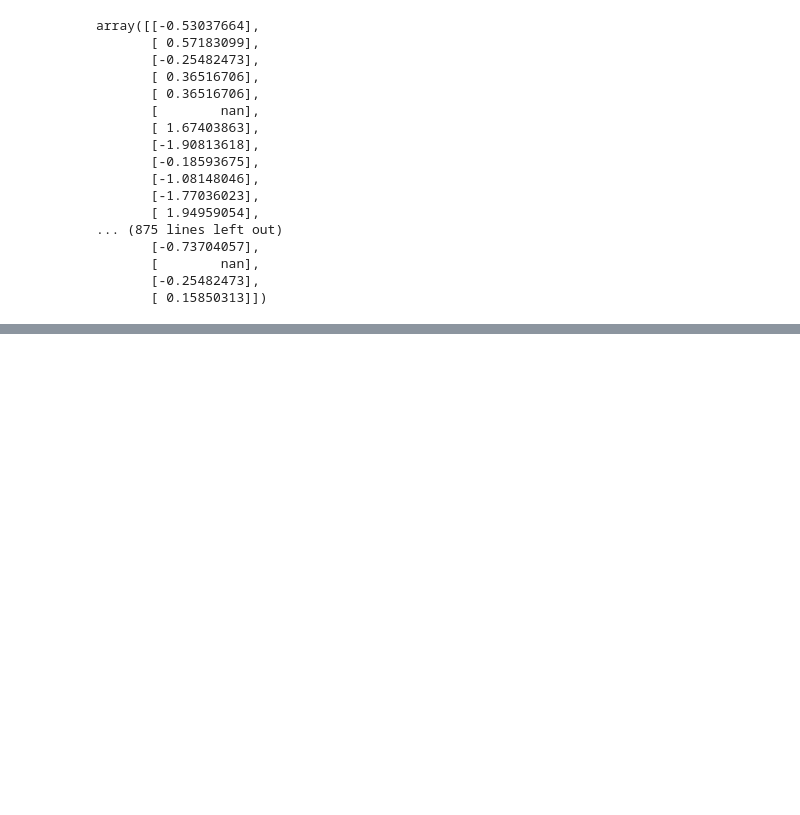
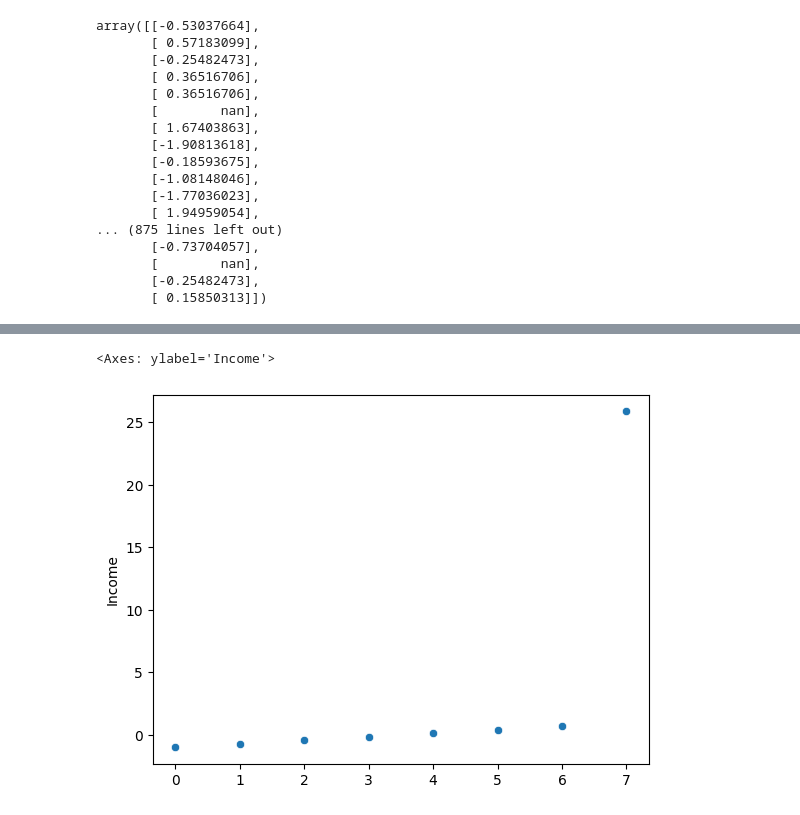
Before and after one commit to priyanka09-stack/Intro-To-ML, a Jupyter notebook: Feature Engineering/feature_scaling___outlier_handling.ipynb, the cells around one changed output, grey strips where cells are left out. Drawn from its saved outputs; the diff is of its cells as text; code cells hidden in the pictures; blank space fills up the shorter version.

```diff
--- a/Feature Engineering/feature_scaling.ipynb
+++ b/Feature Engineering/feature_scaling___outlier_handling.ipynb
@@ -42,0 +86,5 @@ array([[-0.53037664],
+# %%
+sns.scatterplot(data=df2['Income'])                                     #Outlier Visualization using ScatterPlot
+# %% [output]
+<Axes: ylabel='Income'>
+[figure, added]
```
Also changed, not shown: parts of 10 cells of this notebook, 2 other files.
